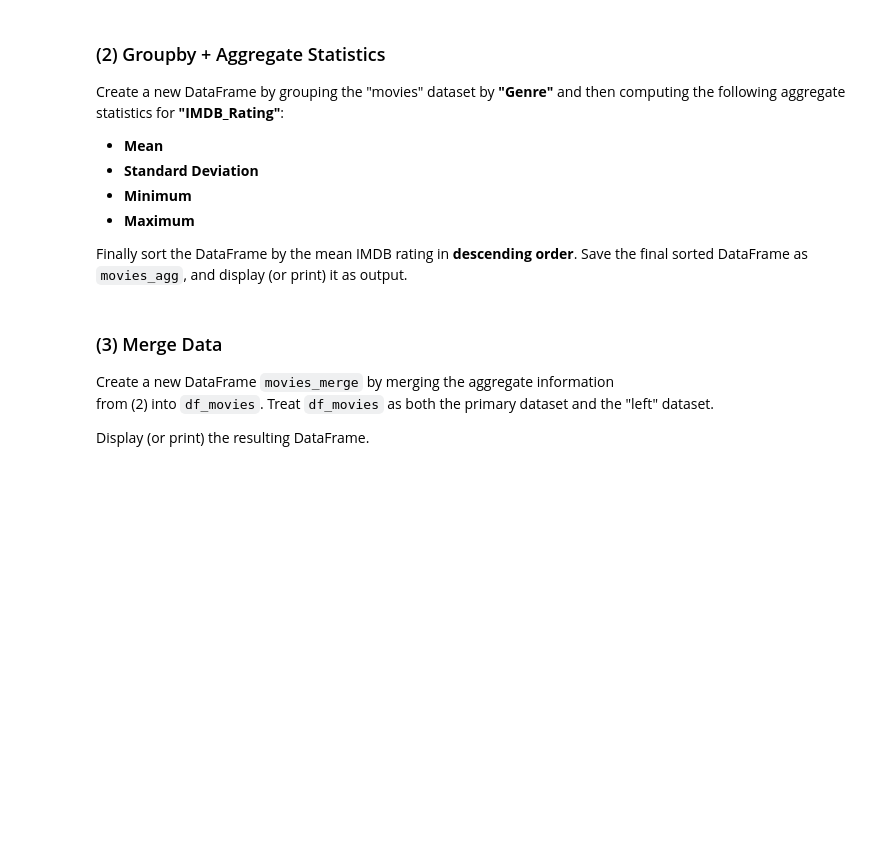
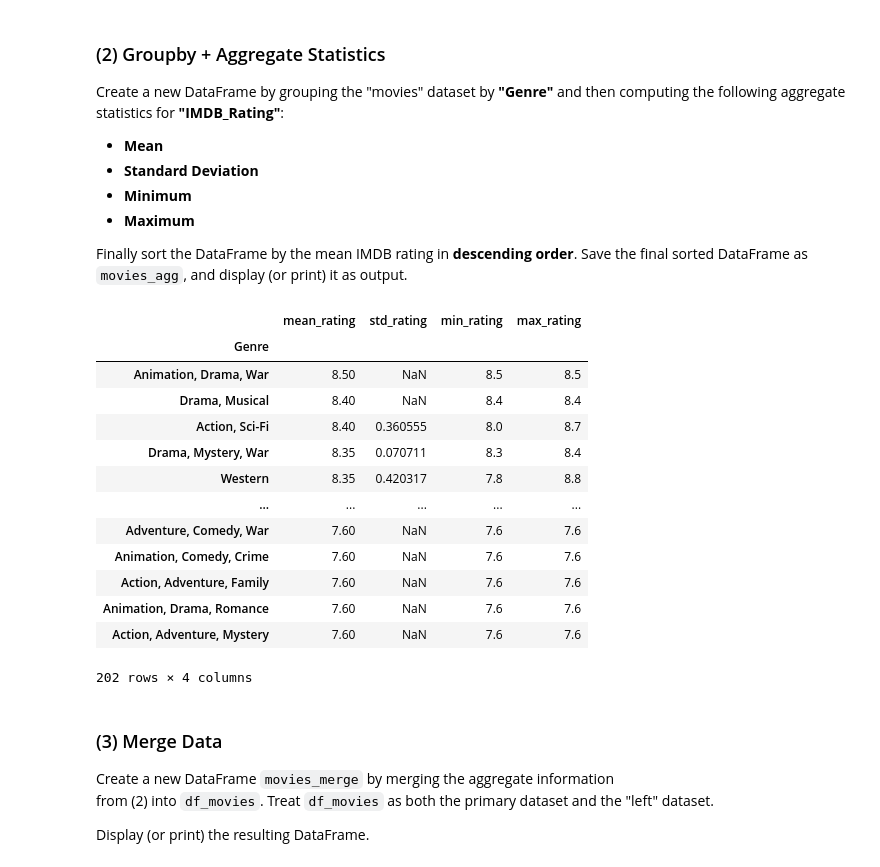
Before and after one commit to Aliceli0/qtm151fall2025, a Jupyter notebook: Assignments/assignment_8/assignment8.ipynb, the cells around one changed output. Cells and saved outputs as stored; diff of their text form; code cells hidden in the pictures; blank space fills up the shorter version.

```diff
--- a/Assignments/assignment_8/assignment8.ipynb
+++ b/Assignments/assignment_8/assignment8.ipynb
@@ -72,6 +90,24 @@ Create a new DataFrame by grouping the "movies" dataset by **"Genre"** and then
 Finally sort the DataFrame by the mean IMDB rating in **descending order**. Save the final sorted DataFrame as ``movies_agg``, and display (or print) it as output.
 # %%
 # your answer here
+movies_agg = (df_movies.groupby("Genre").agg(mean_rating = ('IMDB_Rating', 'mean'), std_rating  = ('IMDB_Rating', 'std'), min_rating  = ('IMDB_Rating', 'min'), max_rating  = ('IMDB_Rating', 'max'))
+                        .sort_values(by="mean_rating", ascending=False))
+display(movies_agg)
+# %% [output]
+|  | mean_rating | std_rating | min_rating | max_rating |
+| Genre |  |  |  |  |
+| Animation, Drama, War | 8.50 | NaN | 8.5 | 8.5 |
+| Drama, Musical | 8.40 | NaN | 8.4 | 8.4 |
+| Action, Sci-Fi | 8.40 | 0.360555 | 8.0 | 8.7 |
+| Drama, Mystery, War | 8.35 | 0.070711 | 8.3 | 8.4 |
+| Western | 8.35 | 0.420317 | 7.8 | 8.8 |
+| ... | ... | ... | ... | ... |
+| Adventure, Comedy, War | 7.60 | NaN | 7.6 | 7.6 |
+| Animation, Comedy, Crime | 7.60 | NaN | 7.6 | 7.6 |
+| Action, Adventure, Family | 7.60 | NaN | 7.6 | 7.6 |
+| Animation, Drama, Romance | 7.60 | NaN | 7.6 | 7.6 |
+| Action, Adventure, Mystery | 7.60 | NaN | 7.6 | 7.6 |
+202 rows × 4 columns
 # %% [markdown]
 ### (3) Merge Data
 
```
Also changed, not shown: parts of 7 cells of this notebook.
